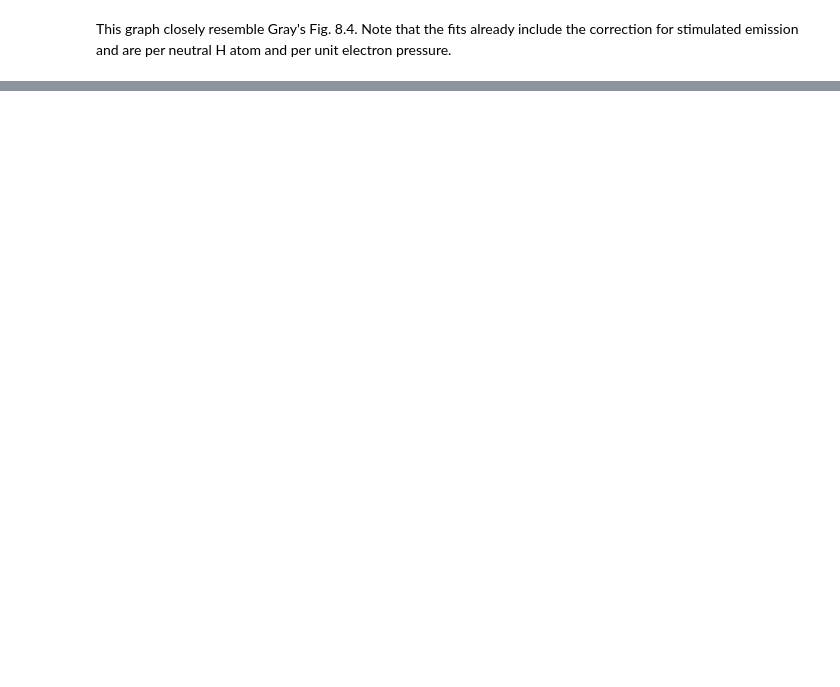
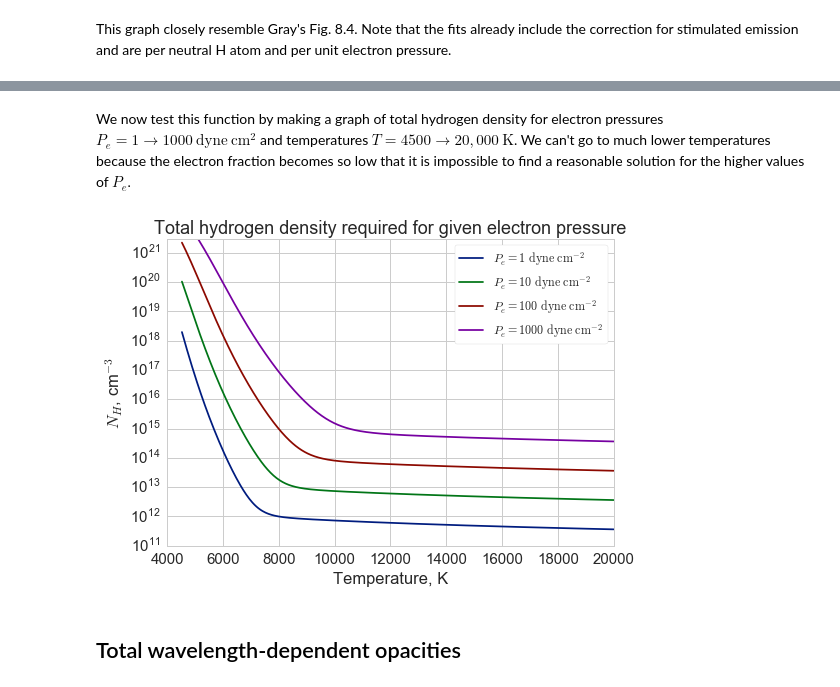
Before and after one commit to deprecated/lte-opacities, a Jupyter notebook: LTE Opacity.ipynb, the cells around one changed output, grey strips where cells are left out. Drawn from its saved outputs; the diff is of its cells as text; code cells hidden in the pictures; blank space fills up the shorter version.

```diff
--- a/LTE Opacity.ipynb
+++ b/LTE Opacity.ipynb
@@ -553,0 +582,34 @@ This graph closely resemble Gray's Fig. 8.4.  Note that the fits already include
+# %%
+@np.vectorize
+def funcHden(Pe, T):
+    """
+    Densidad total como función de Pe y T
+
+    Esta función busca numericamente el raiz para Hden de la función
+
+    funcPe(Hden, T) - Pe = 0
+
+    empezando con un primer intento que suponga 50% ionización
+    """
+    from scipy.optimize import fsolve
+    Hden0 = 0.5*Pe / (k_B.cgs.value*T) # primer intento es 50% ionizado
+    return fsolve(lambda Hden: funcPe(Hden, T) - Pe, Hden0)[0]
+# %% [markdown]
+We now test this function by making a graph of total hydrogen density for electron pressures $P_e = 1 \to 1000\ \mathrm{dyne\ cm^2}$ and temperatures $T = 4500 \to 20,000\ \mathrm{K}$. We can't go to much lower temperatures because the electron fraction becomes so low that it is impossible to find a reasonable solution for the higher values of $P_e$.
+# %%
+fig, ax = plt.subplots(1, 1)
+for Pe in [1.0, 10., 100., 1000.]:
+  m = Tgrid >= 4500.0
+  ax.plot(Tgrid[m], funcHden(Pe, Tgrid[m]),
+          label=r'$P_e = {:.0f}\ \mathrm{{dyne\ cm^{{-2}}}}$'.format(Pe))
+frame = ax.legend(loc='upper right', **legend_box_params).get_frame()
+frame.set_facecolor('white')
+ax.set_yscale('log')
+ax.set_ylim(None, 3e21)
+ax.set_title('Total hydrogen density required for given electron pressure')
+ax.set_xlabel('Temperature, K')
+ax.set_ylabel('$N_{H}$, cm$^{-3}$');
+# %% [output]
+[figure, added]
+# %% [markdown]
+## Total wavelength-dependent opacities
```
Also changed, not shown: parts of 9 cells of this notebook.
